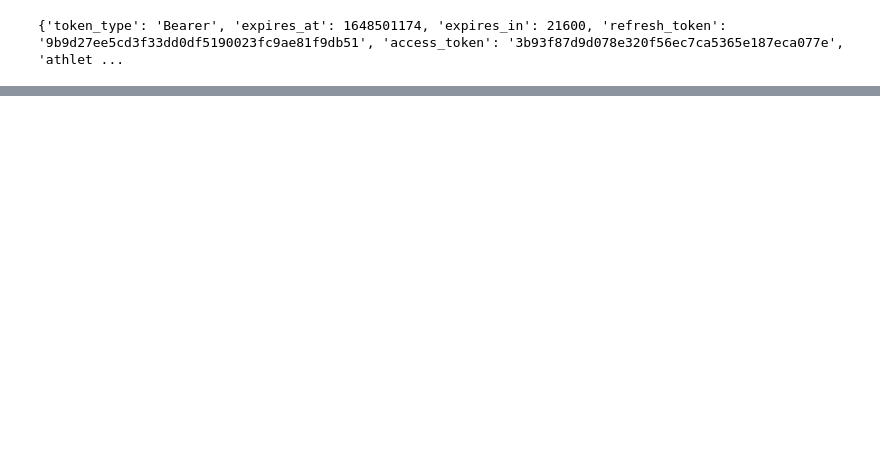
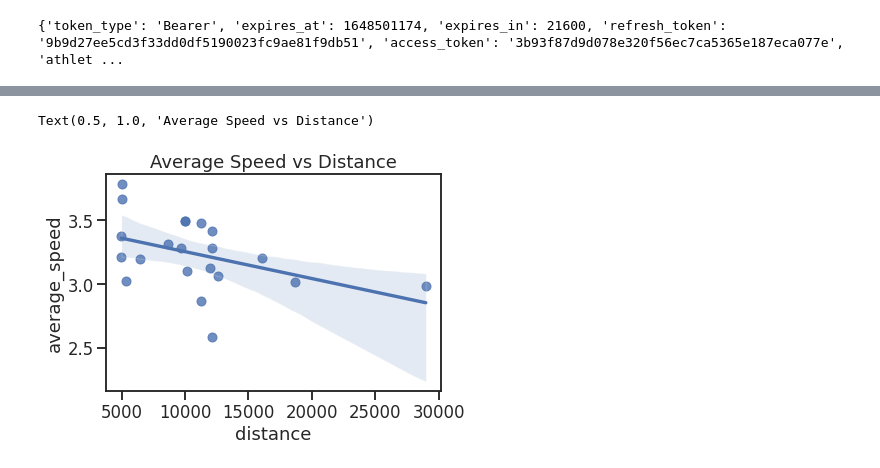
Before and after one commit to egersack/finalproject, a Jupyter notebook: PROJECT.ipynb, the cells around one changed output, grey strips where cells are left out. Saved outputs shown, nothing was run; the diff lists cells and outputs as text; code cells hidden in the pictures; blank space fills up the shorter version.

```diff
--- a/PROJECT.ipynb
+++ b/PROJECT.ipynb
@@ -202,0 +80,16 @@ activities.to_csv('strava_activities.csv')
+# %%
+activities = json_normalize(my_dataset)
+#activities.columns #See a list of all columns in the table
+#activities.shape #See the dimensions of the table.
+# %%
+#Create new dataframe with only columns I care about
+cols = ['name', 'upload_id', 'type', 'distance', 'moving_time',
+         'average_speed', 'max_speed','total_elevation_gain',
+         'start_date_local'
+       ]
+activities = activities[cols]
+#Break date into start time and date
+activities['start_date_local'] = pd.to_datetime(activities['start_date_local'])
+activities['start_time'] = activities['start_date_local'].dt.time
+activities['start_date_local'] = activities['start_date_local'].dt.date
+activities.head(10)
@@ -202,0 +112,8 @@ activities.to_csv('strava_activities.csv')
+# %%
+runs = activities.loc[activities['type'] == 'Run']
+# %%
+sns.set(style="ticks", context="talk")
+sns.regplot(x='distance', y = 'average_speed', data = runs).set_title("Average Speed vs Distance")
+# %% [output]
+Text(0.5, 1.0, 'Average Speed vs Distance')
+[figure, added]
```
Also changed, not shown: parts of 10 cells of this notebook.
